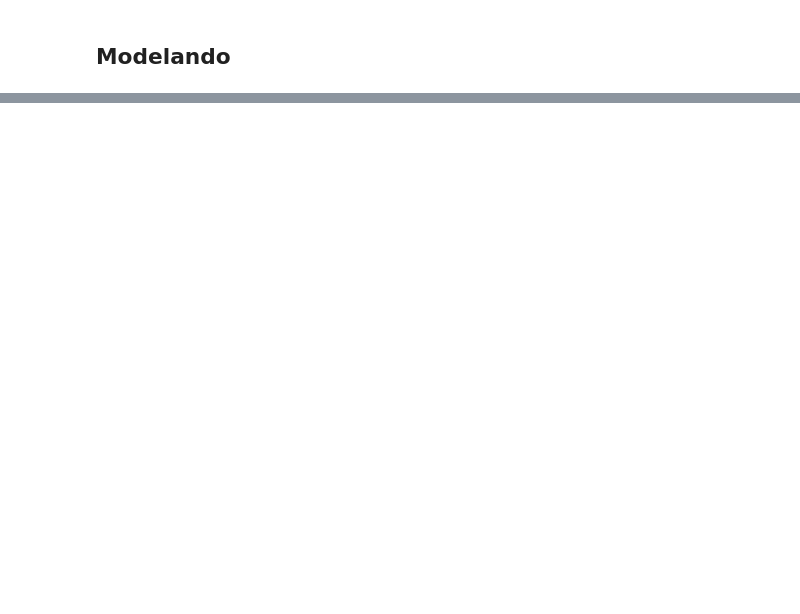
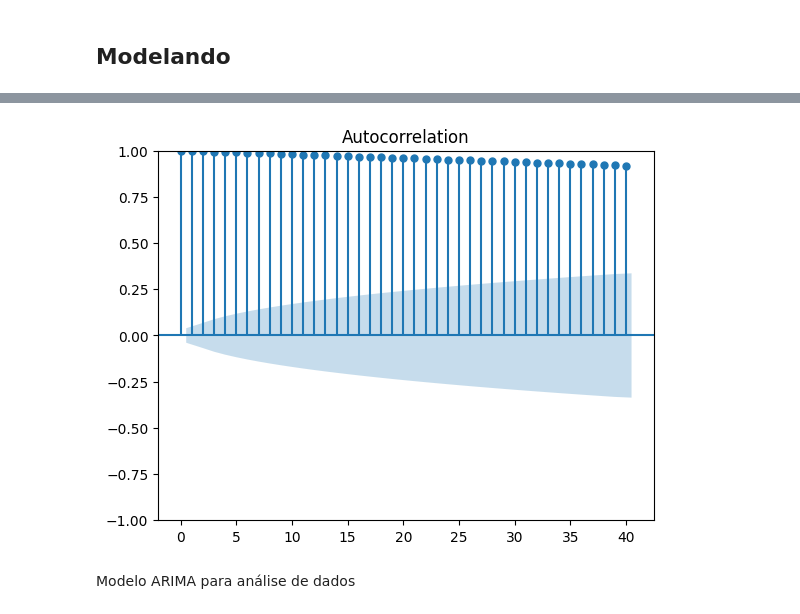
Before and after one commit to jorgeplatero/postech_techchallenge_fase_2, a Jupyter notebook: notebook.ipynb, the cells around one changed output, grey strips where cells are left out. Saved outputs shown, nothing was run; the diff lists cells and outputs as text; code cells hidden in the pictures; blank space fills up the shorter version.

```diff
--- a/notebook.ipynb
+++ b/notebook.ipynb
@@ -380,0 +377,7 @@ df
+# %%
+plot_acf(df.values, lags=40)
+plt.show()
+# %% [output]
+[figure, added]
+# %% [markdown]
+Modelo ARIMA para análise de dados
```
Also changed, not shown: parts of 40 cells of this notebook.
